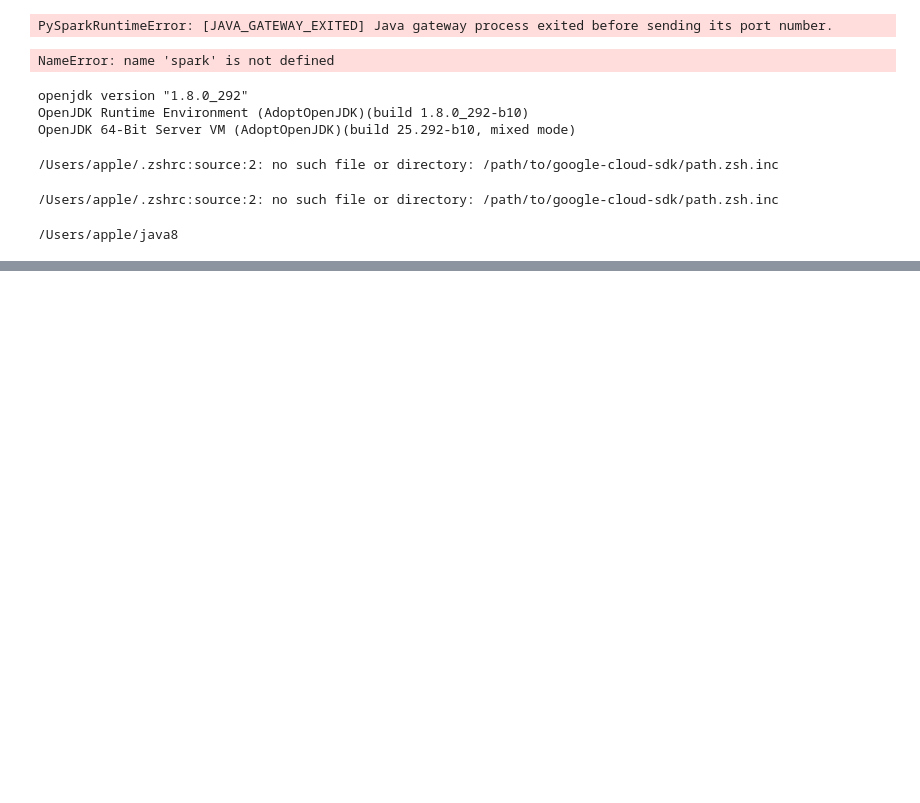
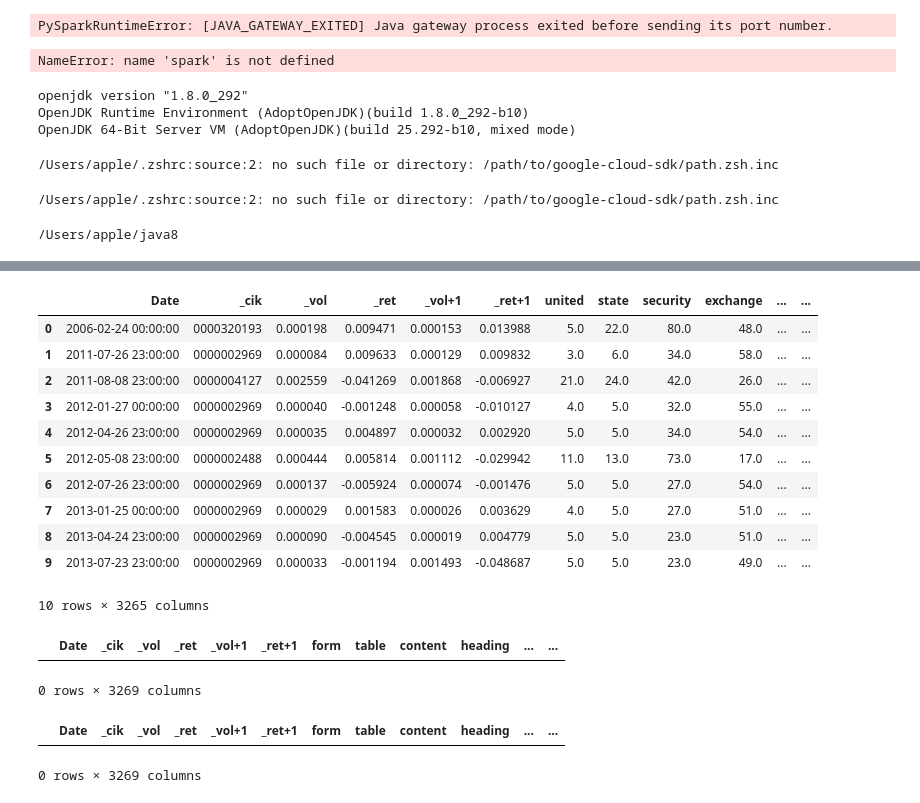
Before and after one commit to 007seann/Generation-of-Supervised-Sentiment-Metrics-for-Return-and-Volatility-Prediction-from-10-K-Filings, a Jupyter notebook: scaleUp/test.ipynb, the cells around one changed output, grey strips where cells are left out. Saved outputs shown, nothing was run; the diff lists cells and outputs as text; code cells hidden in the pictures; blank space fills up the shorter version.

```diff
--- a/scaleUp/test.ipynb
+++ b/scaleUp/test.ipynb
@@ -469,0 +464,24 @@ print(df)
+# %%
+file_path2 = "/Users/apple/PROJECT/hons_project/data/SP500/dtm_test_all.parquet/part-00000-3a5dcb70-e65d-4e3b-a88b-3711a9cec068-c000.snappy.parquet"
+# Read a Parquet file
+combined_df = pd.read_parquet(file_path2)
+
+# symbol_data = df[df["symbol"] == "AAPL"]
+# Display the data
+
+# print(combined_df)
+combined_df.head(10)
+# combined_df.columns.tolist()[:20]
+# %% [output]
+|  | Date | _cik | _vol | _ret | _vol+1 | _ret+1 | united | state | security | exchange | ... | ... |
+| 0 | 2006-02-24 00:00:00 | 0000320193 | 0.000198 | 0.009471 | 0.000153 | 0.013988 | 5.0 | 22.0 | 80.0 | 48.0 | ... | ... |
+| 1 | 2011-07-26 23:00:00 | 0000002969 | 0.000084 | 0.009633 | 0.000129 | 0.009832 | 3.0 | 6.0 | 34.0 | 58.0 | ... | ... |
+| 2 | 2011-08-08 23:00:00 | 0000004127 | 0.002559 | -0.041269 | 0.001868 | -0.006927 | 21.0 | 24.0 | 42.0 | 26.0 | ... | ... |
+| 3 | 2012-01-27 00:00:00 | 0000002969 | 0.000040 | -0.001248 | 0.000058 | -0.010127 | 4.0 | 5.0 | 32.0 | 55.0 | ... | ... |
+| 4 | 2012-04-26 23:00:00 | 0000002969 | 0.000035 | 0.004897 | 0.000032 | 0.002920 | 5.0 | 5.0 | 34.0 | 54.0 | ... | ... |
+| 5 | 2012-05-08 23:00:00 | 0000002488 | 0.000444 | 0.005814 | 0.001112 | -0.029942 | 11.0 | 13.0 | 73.0 | 17.0 | ... | ... |
+| 6 | 2012-07-26 23:00:00 | 0000002969 | 0.000137 | -0.005924 | 0.000074 | -0.001476 | 5.0 | 5.0 | 27.0 | 54.0 | ... | ... |
+| 7 | 2013-01-25 00:00:00 | 0000002969 | 0.000029 | 0.001583 | 0.000026 | 0.003629 | 4.0 | 5.0 | 27.0 | 51.0 | ... | ... |
+| 8 | 2013-04-24 23:00:00 | 0000002969 | 0.000090 | -0.004545 | 0.000019 | 0.004779 | 5.0 | 5.0 | 23.0 | 51.0 | ... | ... |
+| 9 | 2013-07-23 23:00:00 | 0000002969 | 0.000033 | -0.001194 | 0.001493 | -0.048687 | 5.0 | 5.0 | 23.0 | 49.0 | ... | ... |
+10 rows × 3265 columns
@@ -469,0 +493,12 @@ print(df)
+# %%
+cik = '0000320193'
+combined_df[combined_df['_cik'] == int(cik.lstrip('0'))]
+# %% [output]
+|  | Date | _cik | _vol | _ret | _vol+1 | _ret+1 | form | table | content | heading | ... | ... |
+0 rows × 3269 columns
+# %%
+cik = '0000002488'
+combined_df[combined_df['_cik'] == int(cik.lstrip('0'))]
+# %% [output]
+|  | Date | _cik | _vol | _ret | _vol+1 | _ret+1 | form | table | content | heading | ... | ... |
+0 rows × 3269 columns
```
Also changed, not shown: parts of 19 cells of this notebook, 24 other files.
